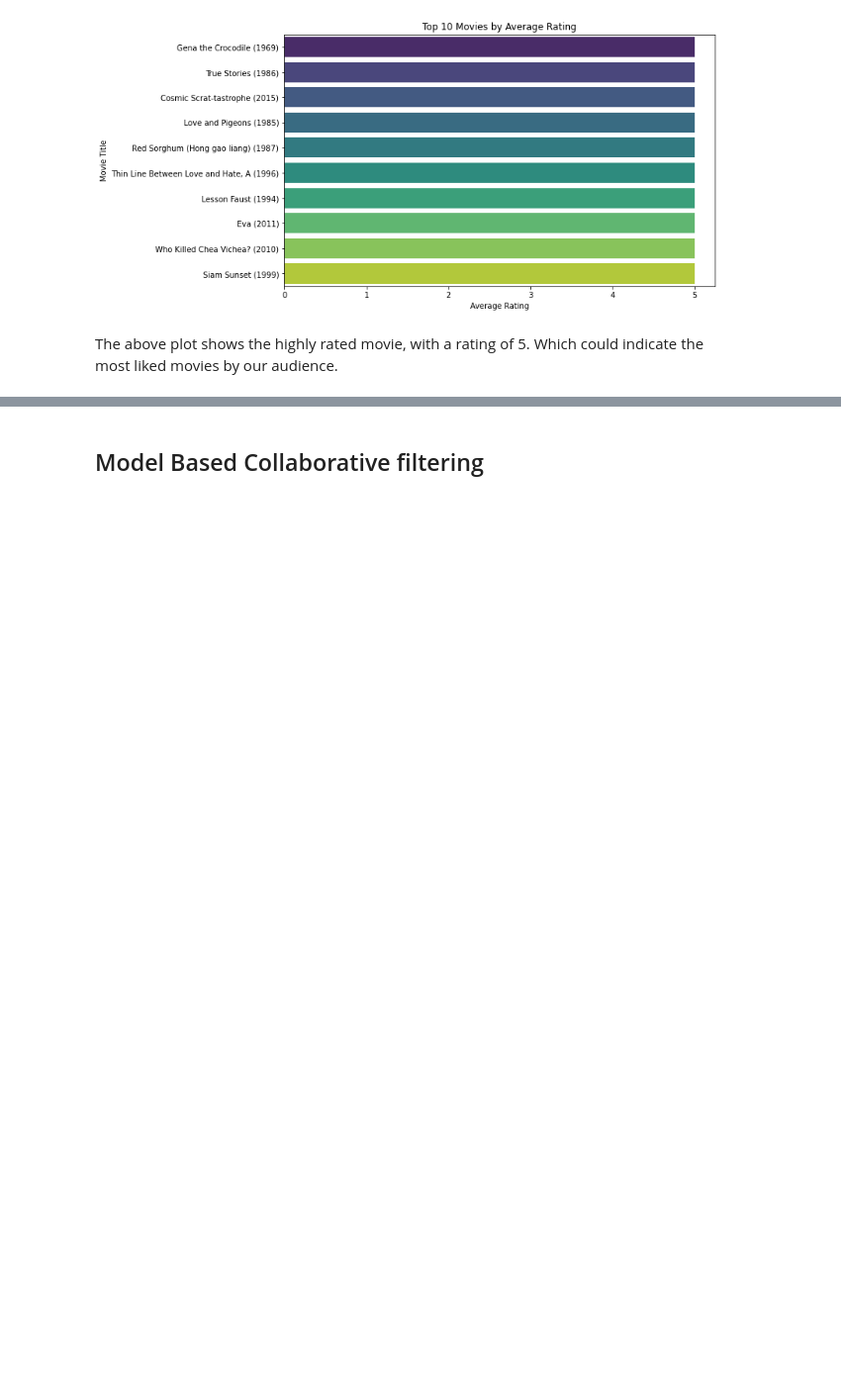
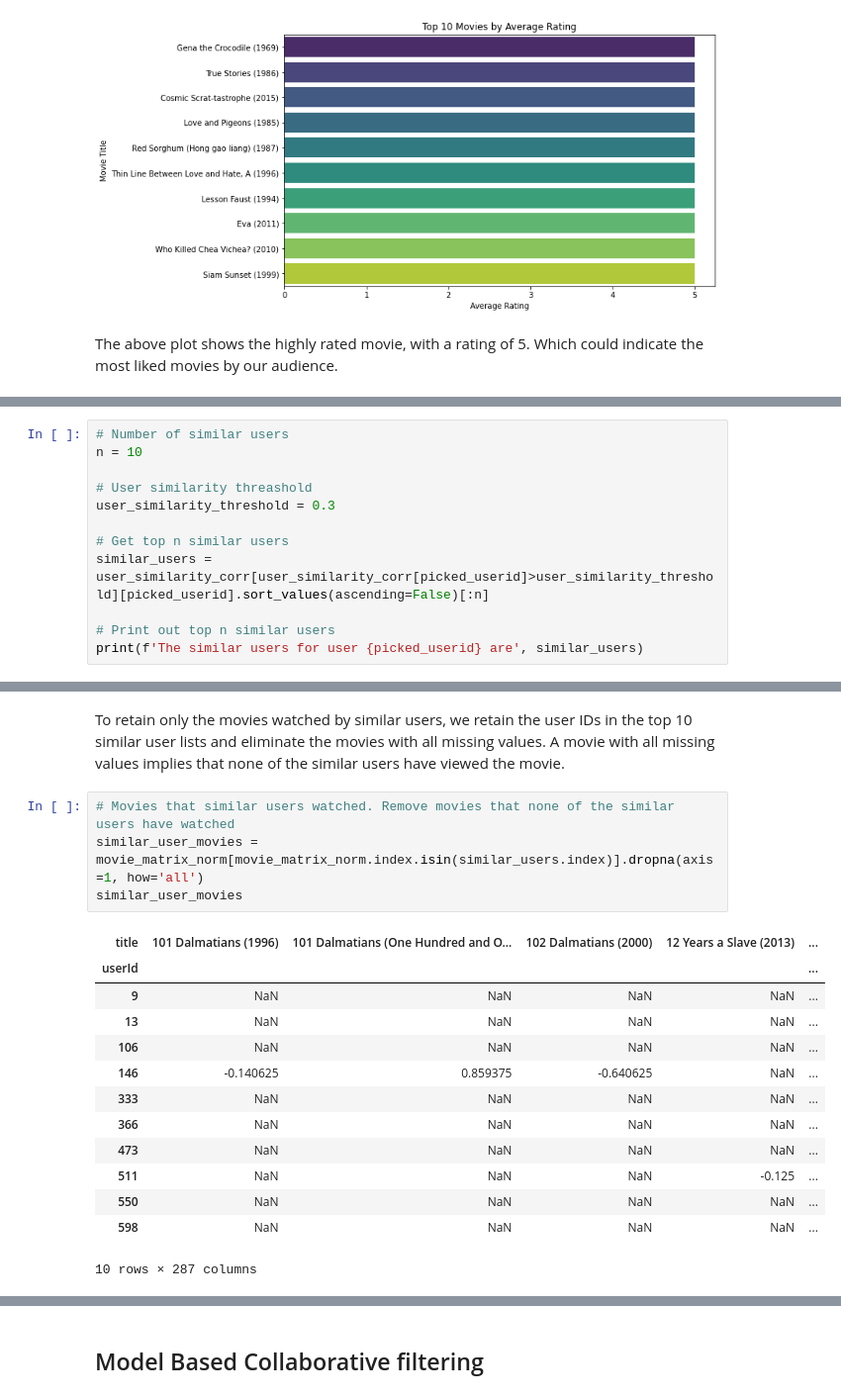
Before and after one commit to Trixiemoek/Phase-4-Recommendation-Systems-Project, a Jupyter notebook: Untitled.ipynb, the cells around one changed output, grey strips where cells are left out. Shown at 99% size. Drawn from its saved outputs; the diff is of its cells as text; blank space fills up the shorter version.

```diff
--- a/Untitled.ipynb
+++ b/Untitled.ipynb
@@ -236,0 +352,12 @@ The above plot shows the highly rated movie, with a rating of 5. Which could ind
+# %%
+# Number of similar users
+n = 10
+
+# User similarity threashold
+user_similarity_threshold = 0.3
+
+# Get top n similar users
+similar_users = user_similarity_corr[user_similarity_corr[picked_userid]>user_similarity_threshold][picked_userid].sort_values(ascending=False)[:n]
+
+# Print out top n similar users
+print(f'The similar users for user {picked_userid} are', similar_users)
@@ -236,0 +392,20 @@ The above plot shows the highly rated movie, with a rating of 5. Which could ind
+# %% [markdown]
+To retain only the movies watched by similar users, we retain the user IDs in the top 10 similar user lists and eliminate the movies with all missing values. A movie with all missing values implies that none of the similar users have viewed the movie.
+# %%
+# Movies that similar users watched. Remove movies that none of the similar users have watched
+similar_user_movies = movie_matrix_norm[movie_matrix_norm.index.isin(similar_users.index)].dropna(axis=1, how='all')
+similar_user_movies
+# %% [output]
+| title | 101 Dalmatians (1996) | 101 Dalmatians (One Hundred and O... | 102 Dalmatians (2000) | 12 Years a Slave (2013) | ... |
+| userId |  |  |  |  | ... |
+| 9 | NaN | NaN | NaN | NaN | ... |
+| 13 | NaN | NaN | NaN | NaN | ... |
+| 106 | NaN | NaN | NaN | NaN | ... |
+| 146 | -0.140625 | 0.859375 | -0.640625 | NaN | ... |
+| 333 | NaN | NaN | NaN | NaN | ... |
+| 366 | NaN | NaN | NaN | NaN | ... |
+| 473 | NaN | NaN | NaN | NaN | ... |
+| 511 | NaN | NaN | NaN | -0.125 | ... |
+| 550 | NaN | NaN | NaN | NaN | ... |
+| 598 | NaN | NaN | NaN | NaN | ... |
+10 rows × 287 columns
```
Also changed, not shown: parts of 51 cells of this notebook.
